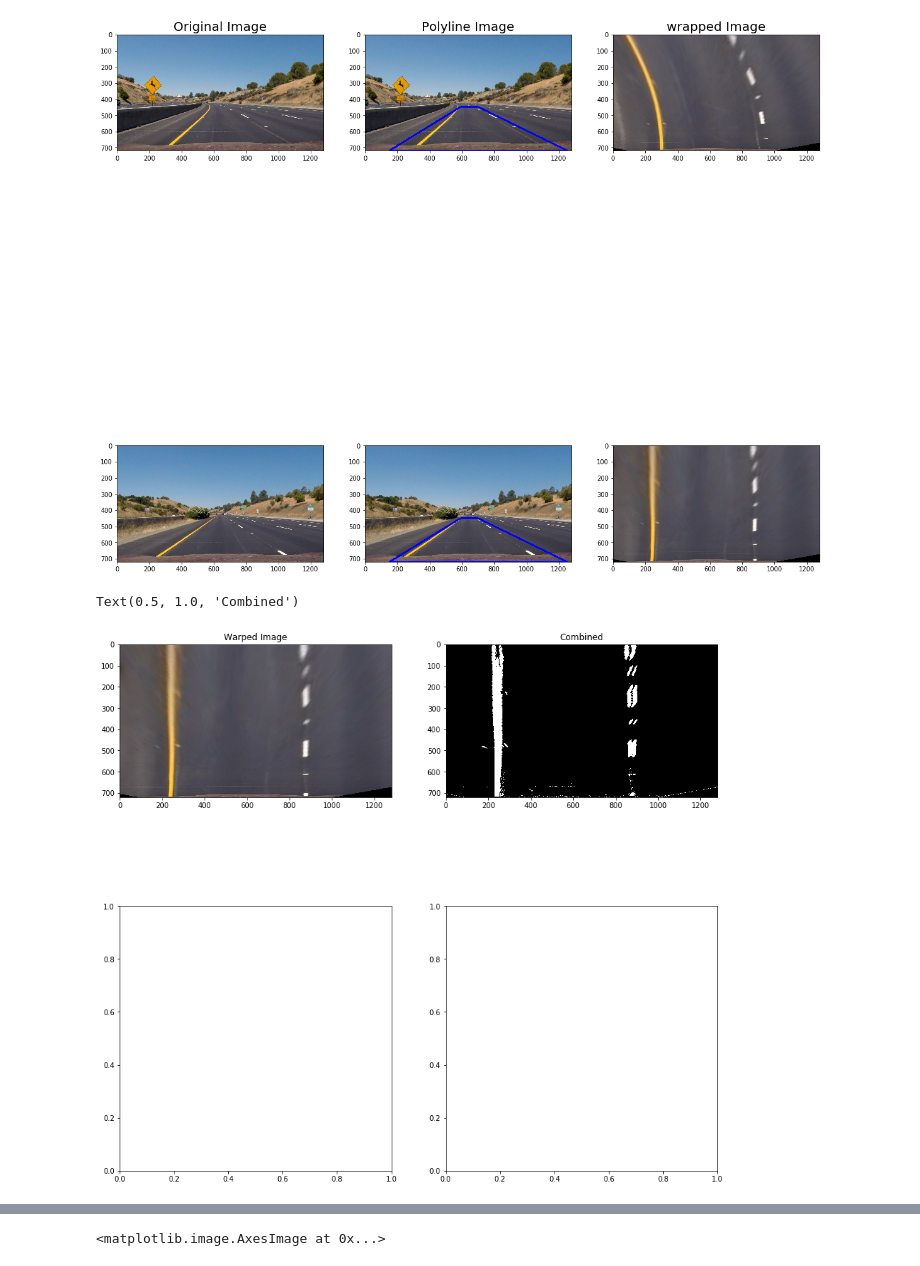
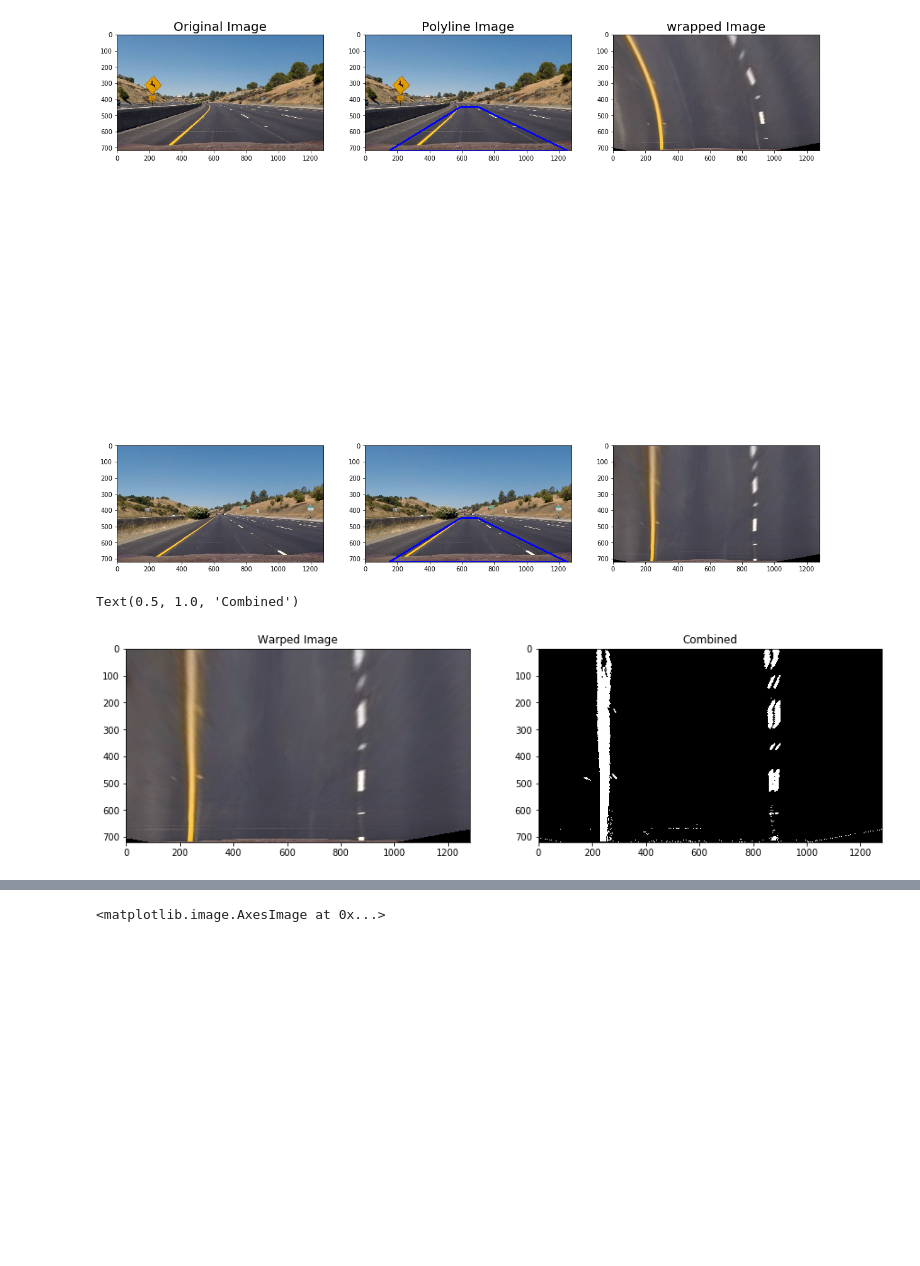
Before and after one commit to nikhilparla/udacity-self-driving-proj-2, a Jupyter notebook: p2.ipynb, the cells around one changed output, grey strips where cells are left out. Saved outputs shown, nothing was run; the diff lists cells and outputs as text; code cells hidden in the pictures; blank space fills up the shorter version.

```diff
--- a/p2.ipynb
+++ b/p2.ipynb
@@ -129,6 +153,9 @@ def ExtractChannel(image,colorspace,threshold,channel=0):
     binary[(extracted_channel >= threshold[0]) & (extracted_channel <= threshold[1])] = 1
     return binary
 # %%
+"""
+Common function for calculation sobel
+"""
 def Sobel(warpedimage, threshold, sobelType, kernelSize=3):
 
     gray = cv2.cvtColor(warpedimage, cv2.COLOR_RGB2GRAY) # Step 1- Convert to GrayScale
@@ -137,73 +164,45 @@ def Sobel(warpedimage, threshold, sobelType, kernelSize=3):
 
     abs_sobelx = np.absolute(sobelx)
     abs_sobely = np.absolute(sobely)
-
-    grad= np.sqrt(sobelx**2 + sobely**2)
-
     arctan= np.arctan2(abs_sobely,abs_sobelx)
-
     valParam=abs_sobelx
 
     if(sobelType=='x'):
         valParam=abs_sobelx
-    elif(sobelType=='y'):
-        valParam= abs_sobely
-    elif(sobelType=='xy'):
-        valParam= grad
+    elif(sobelType=='dir'):
+        valParam= arctan
     else:
-        valParam=arctan
-
+        #do nothing
+        pass
 
     img = np.uint8((valParam* 255)/np.max(valParam)) # Creating a normalized sobel image
     binary_output = np.zeros_like(img)
     binary_output[(img > threshold[0]) & (img < threshold[1])]=1
     return binary_output
 # %%
-def combineEverything(warpedImage, color_threshold, sobel_threshold):
-
-    s_channel = ExtractChannel(warpedImage,cv2.COLOR_RGB2HLS,color_threshold,2)
-    l_channel = ExtractChannel(warpedImage,cv2.COLOR_RGB2HLS,color_threshold,1)
-    y_channel= ExtractChannel(warpedImage,cv2.COLOR_RGB2YUV,color_threshold,0)
+def combinedImage(warpedImage, color_threshold, sobel_threshold):
+    s_channel = channel_extract(warpedImage,cv2.COLOR_RGB2HLS,color_threshold,2)
+    l_channel = channel_extract(warpedImage,cv2.COLOR_RGB2HLS,color_threshold,1)
+    y_channel= channel_extract(warpedImage,cv2.COLOR_RGB2YUV,color_threshold,0)
 
     sobelx = Sobel(warpedImage, sobel_threshold, 'x')
     sobeldir= Sobel(warpedImage, [0.7,25], 'dir')
-    #sobelxy=Sobel(warpedImage, sobel_threshold, 'xy')
     combined_binary = np.zeros_like(s_channel)
     combined_binary[(((s_channel == 1) & (l_channel==1)) & (y_channel==1)) | (sobelx == 1)  ] = 1
     return combined_binary
 
 # Testing Color Spaces on Test Images
 
-f, axes= plt.subplots(2,2,figsize=(15,15))
+f, axes= plt.subplots(1,2,figsize=(15,15))
 #f.subplots_adjust(hspace=0.5)
 
-index=0
-#for index,image in enumerate(warpedImages[0:1]):
-
-"""threshold= [100,255]
-index=0
-axes[index,0].imshow(image)
-axes[index,0].set_title("Original Image")
-
-axes[index+1,0].imshow(image)
-axes[index+1,0].set_title("Original Image")
-
-axes[index+2,0].imshow(image)
-axes[index+2,0].set_title("Original Image")
-
-axes[index+3,0].imshow(image)
-axes[index+3,0].set_title("Original Image")
-
-axes[index+4,0].imshow(image)
-axes[index+4,0].set_title("Original Image")"""
-
-combinedImage=combineEverything(warped1,[100,255],[10,150])
-axes[index,0].imshow(warped1)
-axes[index,0].set_title("Warped Image")
-axes[index,1].imshow(combinedImage,cmap='gray')
-axes[index,1].set_title("Combined")
+combImage=combinedImage(warped1,[100,255],[10,150])
+axes[0].imshow(warped1)
+axes[0].set_title("Warped Image")
+axes[1].imshow(combImage,cmap='gray')
+axes[1].set_title("Combined")
 # %% [output]
 Text(0.5, 1.0, 'Combined')
-[figure, old version]
+[figure, new version]
 # %%
 def hist(img):
```
Also changed, not shown: parts of 19 cells of this notebook, 11 other files.
